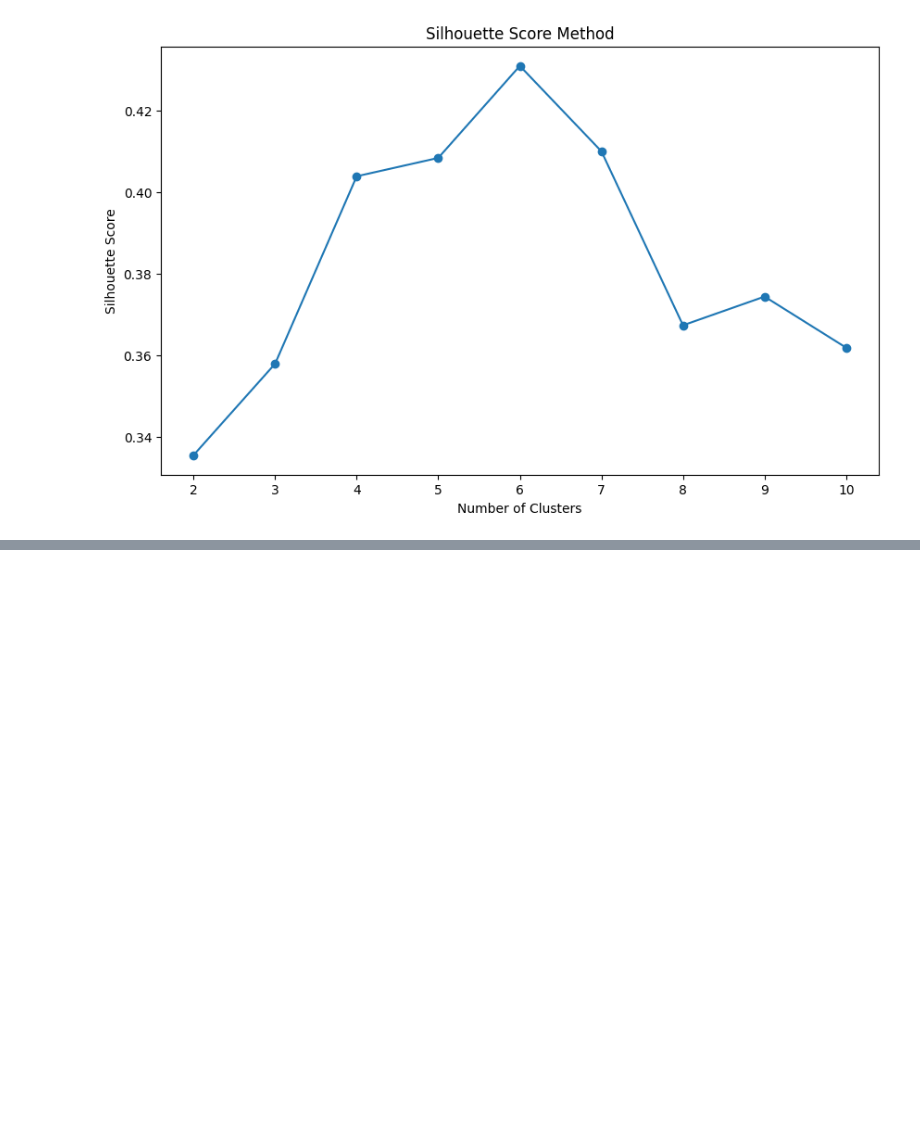
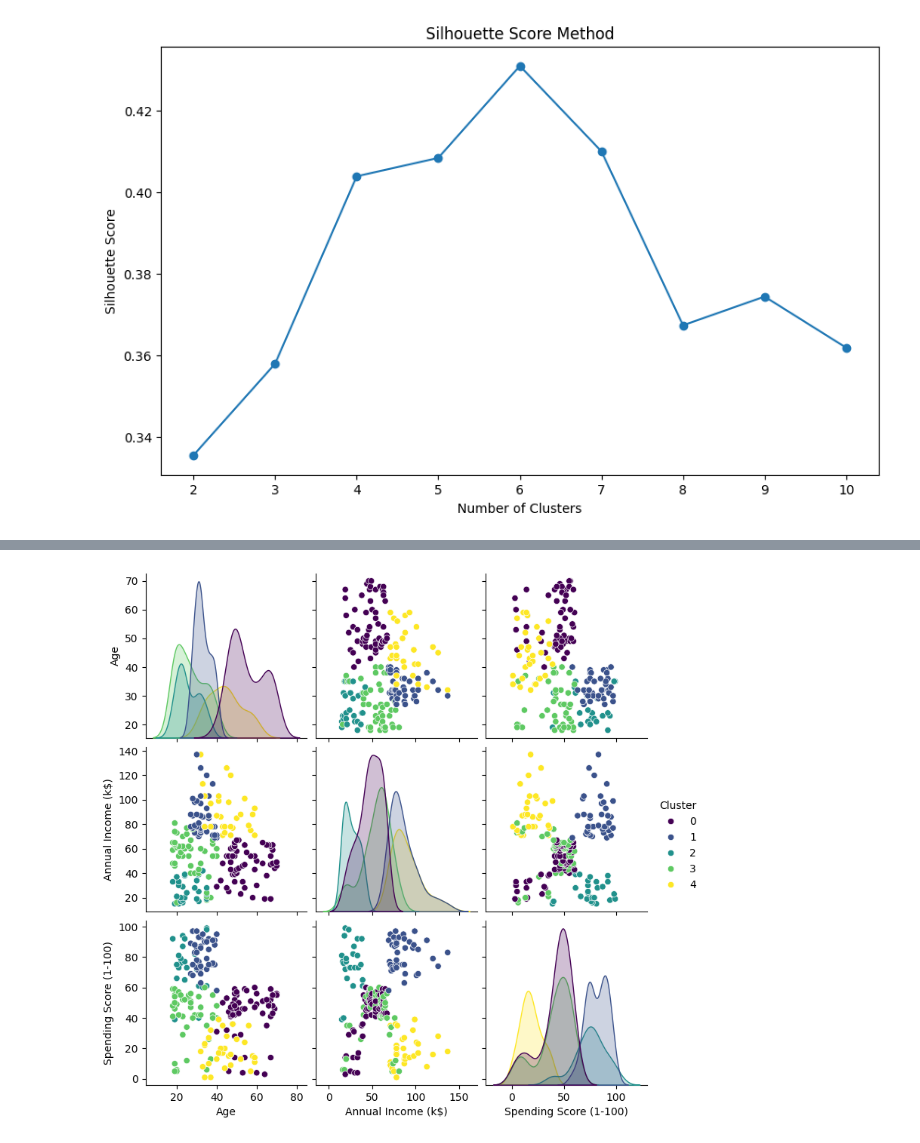
Before and after one commit to Lekshitha3124/Mall_Customer_Cluster, a Jupyter notebook: Mall_Cluster.ipynb, the cells around one changed output, grey strips where cells are left out. Saved outputs shown, nothing was run; the diff lists cells and outputs as text; code cells hidden in the pictures; blank space fills up the shorter version.

```diff
--- a/Mall_Cluster.ipynb
+++ b/Mall_Cluster.ipynb
@@ -71,0 +97,5 @@ plt.show()
+# %%
+sns.pairplot(data, hue='Cluster', palette='viridis', vars=features)
+plt.show()
+# %% [output]
+[figure, added]
```
Also changed, not shown: parts of 6 cells of this notebook.
